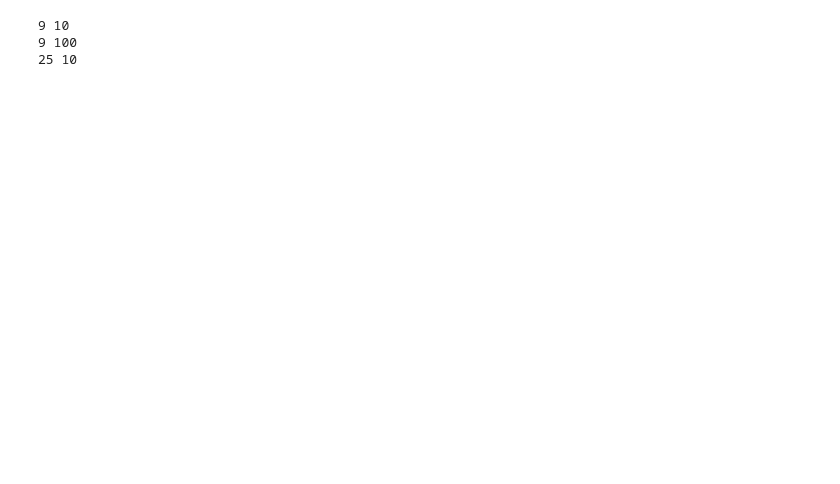
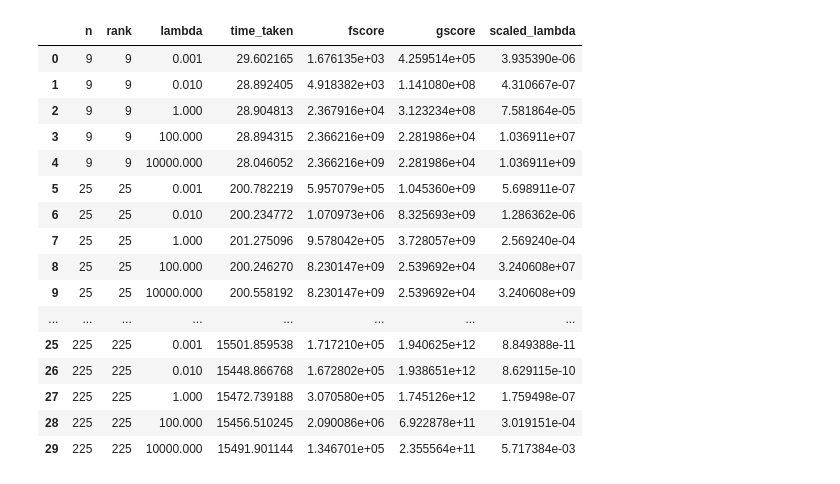
Before and after one commit to waqasbinhamed/nmf_methods, a Jupyter notebook: experimental/notebooks/_multi_jasper.ipynb, the cells around one changed output. Saved outputs shown, nothing was run; the diff lists cells and outputs as text; code cells hidden in the pictures; blank space fills up the shorter version.

```diff
--- a/experimental/notebooks/_multi_jasper.ipynb
+++ b/experimental/notebooks/_multi_jasper.ipynb
@@ -34,7 +35,8 @@ lambda_vals = [10, 100]
 # %%
+from nmf_methods.nmf_son.utils import plot_scores, load_results, plot_and_merge
+
 m, _ = jasper_full.shape
-dims = [3, 5, 7, 10, 12, 15, 20]
-dims = [3, 5]
+dims = [3, 5, 7, 10, 12, 15]
 for dim in dims:
     M_3d = jasper_3d[:, :dim, :dim]
     M = M_3d.reshape(m, -1, order='F')
@@ -51,21 +53,25 @@ for dim in dims:
             np.savez_compressed(fout, ini_W=ini_W, ini_H=ini_H)
 
     for _lam in lambda_vals:
-        start_time = time.time()
-        W, H, fscores, gscores, lvals = nmf_son_new(M, ini_W.copy(), ini_H.copy(), lam=_lam, itermax=max_iters, early_stop=EARLY_STOP, verbose=VERBOSE, scale_reg=SCALE_REG)
-        time_taken = time.time() - start_time
-        save_results(save_filepath.format(r, _lam, max_iters), W, H, fscores, gscores, lvals)
-        with open(results_csv_fp, 'a') as csv_file:
-            writer = csv.DictWriter(csv_file, fieldnames=fieldnames)
-            writer.writerow({'n': n,
-                             'rank': r,
-                             'lambda': _lam,
-                             'time_taken': time_taken,
-                             'fscore': fscores[-1],
-                             'gscore': gscores[-1],
-                             'scaled_lambda': lvals[-2]})
-            print(r, _lam)
+        if RUN:
+            start_time = time.time()
+            W, H, fscores, gscores, lvals = nmf_son_new(M, ini_W.copy(), ini_H.copy(), lam=_lam, itermax=max_iters, early_stop=EARLY_STOP, verbose=VERBOSE, scale_reg=SCALE_REG)
+            time_taken = time.time() - start_time
+            save_results(save_filepath.format(r, _lam, max_iters), W, H, fscores, gscores, lvals)
+            with open(results_csv_fp, 'a') as csv_file:
+                writer = csv.DictWriter(csv_file, fieldnames=fieldnames)
+                writer.writerow({'n': n,
+                                 'rank': r,
+                                 'lambda': _lam,
+                                 'time_taken': time_taken,
+                                 'fscore': fscores[-1],
+                                 'gscore': gscores[-1],
+                                 'scaled_lambda': lvals[-2]})
+        else:
+            W, H, fscores, gscores, lvals = load_results(save_filepath.format(r, _lam, max_iters))
+            plot_scores(fscores, gscores, lvals, plot_title=_lam)
+
+            img_filenames = ['../../experimental/images/multi_size/w_tmp.png', '../../experimental/images/multi_size/seph_tmp.png', '../../experimental/images/multi_size/combh_tmp.png'
+                , f'../../experimental/images/multi_size/d{dim}_r{r}_l{_lam}_mit{max_iters}.png']
+            plot_and_merge(W, H, imgsize=(dim, dim), figsize=(32,32), fontsize=15, filenames=img_filenames, num_rows=dim, delete=True)
+        print(r, _lam)
-# %% [output]
-9 10
-9 100
-25 10
@@ -71,0 +83,3 @@ for dim in dims:
+# %%
+results_csv_fp = '../../experimental/saved_models/multi_size/output.csv'
+df = pd.read_csv(results_csv_fp)
@@ -71,0 +90,21 @@ for dim in dims:
+# %%
+df.drop(df[df['rank'] == 400].index, inplace=True)
+df
+# %% [output]
+|  | n | rank | lambda | time_taken | fscore | gscore | scaled_lambda |
+| 0 | 9 | 9 | 0.001 | 29.602165 | 1.676135e+03 | 4.259514e+05 | 3.935390e-06 |
+| 1 | 9 | 9 | 0.010 | 28.892405 | 4.918382e+03 | 1.141080e+08 | 4.310667e-07 |
+| 2 | 9 | 9 | 1.000 | 28.904813 | 2.367916e+04 | 3.123234e+08 | 7.581864e-05 |
+| 3 | 9 | 9 | 100.000 | 28.894315 | 2.366216e+09 | 2.281986e+04 | 1.036911e+07 |
+| 4 | 9 | 9 | 10000.000 | 28.046052 | 2.366216e+09 | 2.281986e+04 | 1.036911e+09 |
+| 5 | 25 | 25 | 0.001 | 200.782219 | 5.957079e+05 | 1.045360e+09 | 5.698911e-07 |
+| 6 | 25 | 25 | 0.010 | 200.234772 | 1.070973e+06 | 8.325693e+09 | 1.286362e-06 |
+| 7 | 25 | 25 | 1.000 | 201.275096 | 9.578042e+05 | 3.728057e+09 | 2.569240e-04 |
+| 8 | 25 | 25 | 100.000 | 200.246270 | 8.230147e+09 | 2.539692e+04 | 3.240608e+07 |
+| 9 | 25 | 25 | 10000.000 | 200.558192 | 8.230147e+09 | 2.539692e+04 | 3.240608e+09 |
+| ... | ... | ... | ... | ... | ... | ... | ... |
+| 25 | 225 | 225 | 0.001 | 15501.859538 | 1.717210e+05 | 1.940625e+12 | 8.849388e-11 |
+| 26 | 225 | 225 | 0.010 | 15448.866768 | 1.672802e+05 | 1.938651e+12 | 8.629115e-10 |
+| 27 | 225 | 225 | 1.000 | 15472.739188 | 3.070580e+05 | 1.745126e+12 | 1.759498e-07 |
+| 28 | 225 | 225 | 100.000 | 15456.510245 | 2.090086e+06 | 6.922878e+11 | 3.019151e-04 |
+| 29 | 225 | 225 | 10000.000 | 15491.901144 | 1.346701e+05 | 2.355564e+11 | 5.717384e-03 |
```
Also changed, not shown: parts of 11 cells of this notebook, 5 other files.
